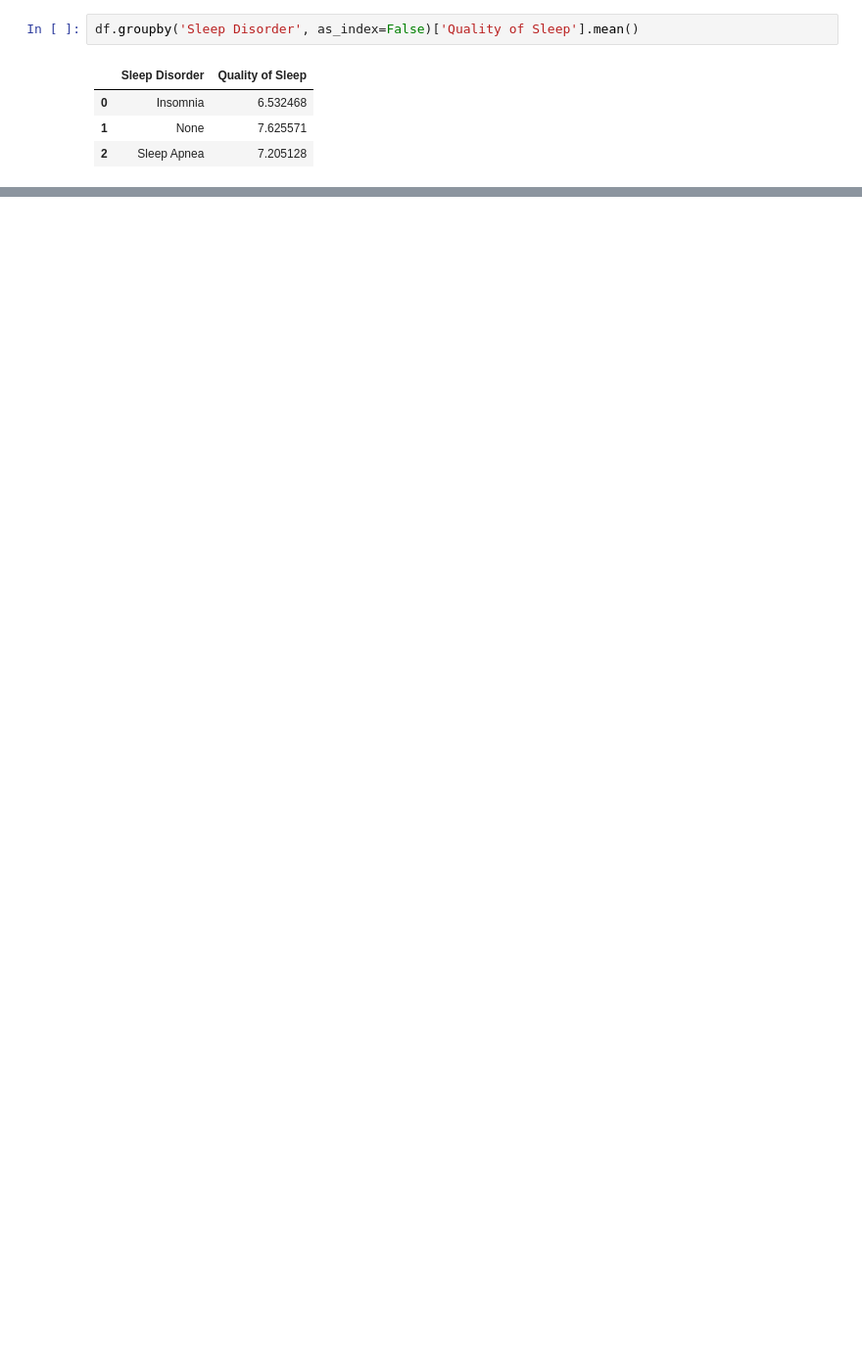
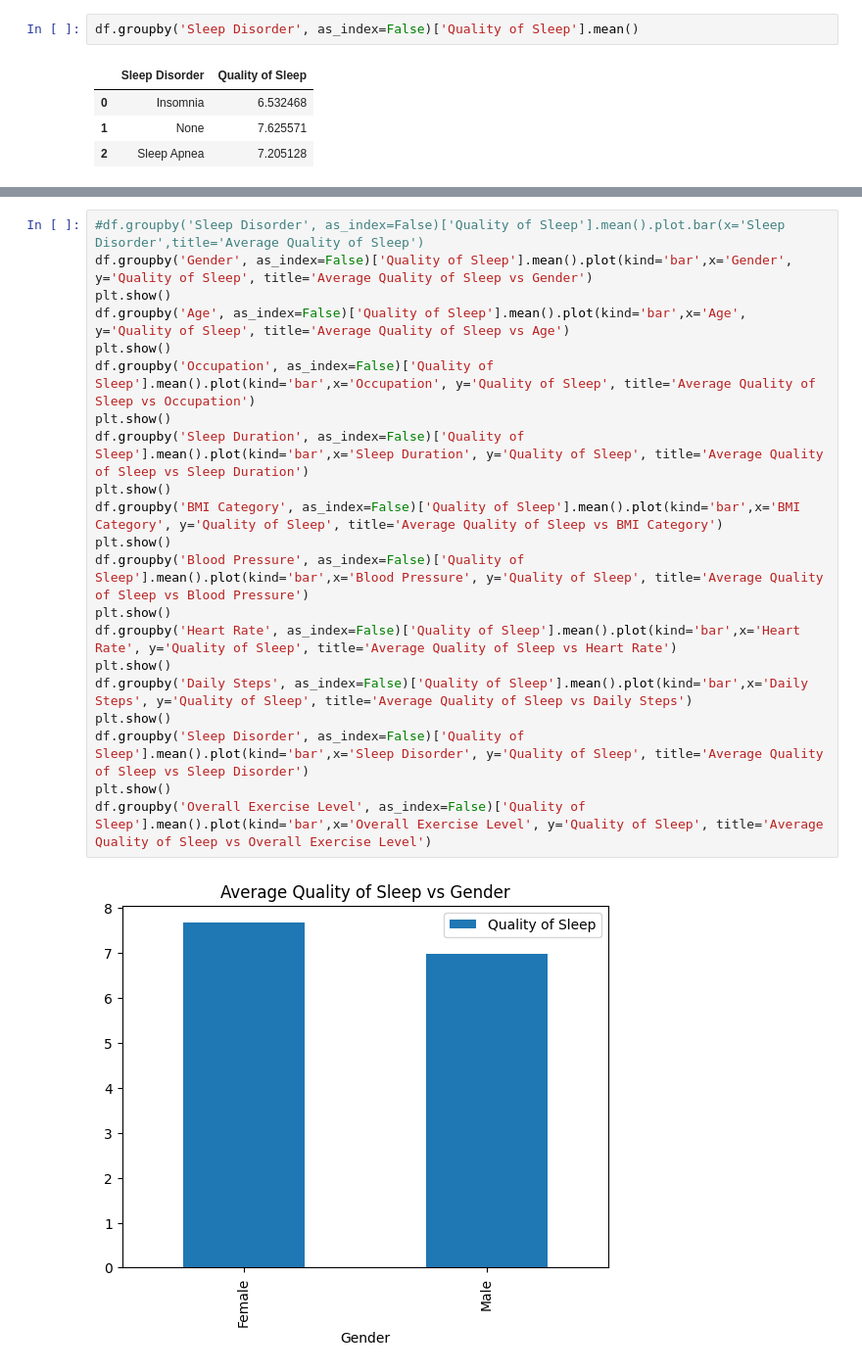
Before and after one commit to lauravos/capstone-project, a Jupyter notebook: EDA.ipynb, the cells around one changed output, grey strips where cells are left out. Shown at 98% size. Saved outputs shown, nothing was run; the diff lists cells and outputs as text; blank space fills up the shorter version.

```diff
--- a/EDA.ipynb
+++ b/EDA.ipynb
@@ -195,0 +194,23 @@ plt.show()
+# %%
+#df.groupby('Sleep Disorder', as_index=False)['Quality of Sleep'].mean().plot.bar(x='Sleep Disorder',title='Average Quality of Sleep')
+df.groupby('Gender', as_index=False)['Quality of Sleep'].mean().plot(kind='bar',x='Gender', y='Quality of Sleep', title='Average Quality of Sleep vs Gender')
+plt.show()
+df.groupby('Age', as_index=False)['Quality of Sleep'].mean().plot(kind='bar',x='Age', y='Quality of Sleep', title='Average Quality of Sleep vs Age')
+plt.show()
+df.groupby('Occupation', as_index=False)['Quality of Sleep'].mean().plot(kind='bar',x='Occupation', y='Quality of Sleep', title='Average Quality of Sleep vs Occupation')
+plt.show()
+df.groupby('Sleep Duration', as_index=False)['Quality of Sleep'].mean().plot(kind='bar',x='Sleep Duration', y='Quality of Sleep', title='Average Quality of Sleep vs Sleep Duration')
+plt.show()
+df.groupby('BMI Category', as_index=False)['Quality of Sleep'].mean().plot(kind='bar',x='BMI Category', y='Quality of Sleep', title='Average Quality of Sleep vs BMI Category')
+plt.show()
+df.groupby('Blood Pressure', as_index=False)['Quality of Sleep'].mean().plot(kind='bar',x='Blood Pressure', y='Quality of Sleep', title='Average Quality of Sleep vs Blood Pressure')
+plt.show()
+df.groupby('Heart Rate', as_index=False)['Quality of Sleep'].mean().plot(kind='bar',x='Heart Rate', y='Quality of Sleep', title='Average Quality of Sleep vs Heart Rate')
+plt.show()
+df.groupby('Daily Steps', as_index=False)['Quality of Sleep'].mean().plot(kind='bar',x='Daily Steps', y='Quality of Sleep', title='Average Quality of Sleep vs Daily Steps')
+plt.show()
+df.groupby('Sleep Disorder', as_index=False)['Quality of Sleep'].mean().plot(kind='bar',x='Sleep Disorder', y='Quality of Sleep', title='Average Quality of Sleep vs Sleep Disorder')
+plt.show()
+df.groupby('Overall Exercise Level', as_index=False)['Quality of Sleep'].mean().plot(kind='bar',x='Overall Exercise Level', y='Quality of Sleep', title='Average Quality of Sleep vs Overall Exercise Level')
+# %% [output]
+[figure, added]
```
Also changed, not shown: parts of 16 cells of this notebook.
